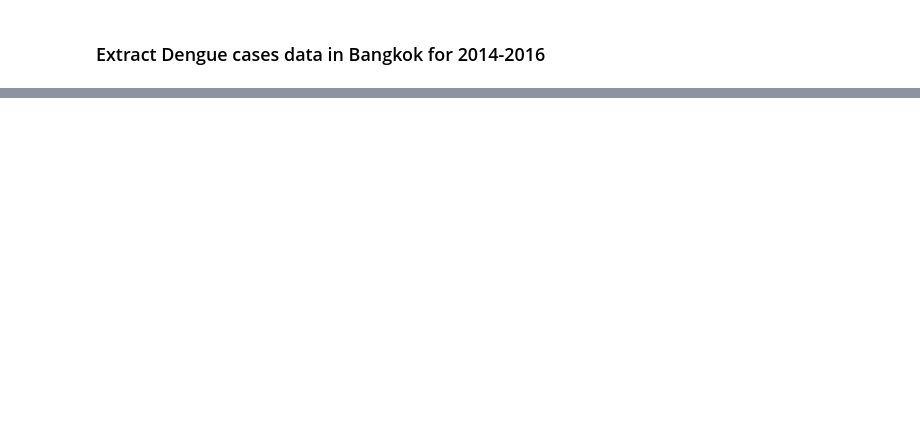
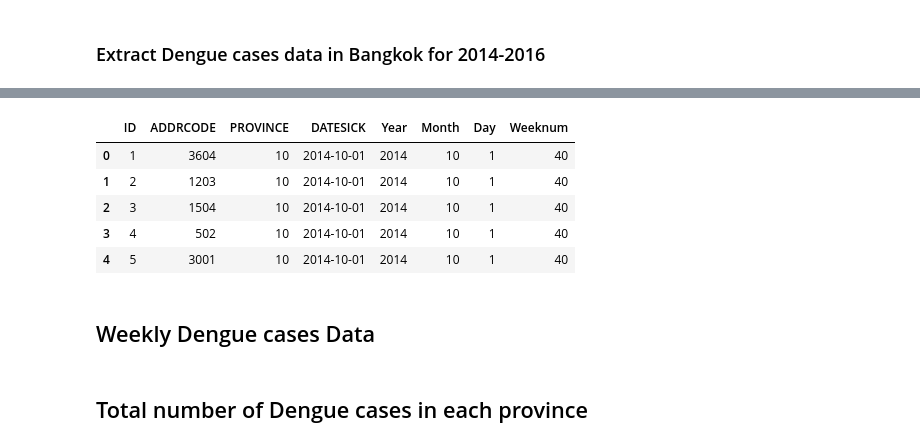
Before and after one commit to boonpakornn/dengue_data_statistic, a Jupyter notebook: Data Statistics.ipynb, the cells around one changed output, grey strips where cells are left out. Saved outputs shown, nothing was run; the diff lists cells and outputs as text; code cells hidden in the pictures; blank space fills up the shorter version.

```diff
--- a/Data Statistics.ipynb
+++ b/Data Statistics.ipynb
@@ -686,0 +307,4 @@ df_bs_bangkok.head()
+# %%
+import datetime
+df_dengue_2014 = pd.read_csv(os.path.join('Data','Dengue-cases','Dengue fever data','Original-files','DF_2014.csv'))
+df_dengue_2014.head()
@@ -686,0 +318,6 @@ df_bs_bangkok.head()
+# %%
+df_dengue_2014['DATESICK'] = pd.to_datetime(df_dengue_2014['DATESICK'],format = '%d-%b-%y')
+df_dengue_2014['Year'] = df_dengue_2014['DATESICK'].dt.year
+df_dengue_2014['Month'] = df_dengue_2014['DATESICK'].dt.month
+df_dengue_2014['Day'] = df_dengue_2014['DATESICK'].dt.day
+df_dengue_2014.head()
@@ -686,0 +331,18 @@ df_bs_bangkok.head()
+# %%
+Weeknum = []
+for i in range(len(df_dengue_2014)):
+    Year = df_dengue_2014['Year'][i]
+    Month = df_dengue_2014['Month'][i]
+    Day = df_dengue_2014['Day'][i]
+    Weeknum.append(datetime.date(Year,Month,Day).isocalendar()[1])
+# %%
+df_dengue_2014['Weeknum'] = Weeknum
+# %%
+df_dengue_2014.head()
+# %% [output]
+|  | ID | ADDRCODE | PROVINCE | DATESICK | Year | Month | Day | Weeknum |
+| 0 | 1 | 3604 | 10 | 2014-10-01 | 2014 | 10 | 1 | 40 |
+| 1 | 2 | 1203 | 10 | 2014-10-01 | 2014 | 10 | 1 | 40 |
+| 2 | 3 | 1504 | 10 | 2014-10-01 | 2014 | 10 | 1 | 40 |
+| 3 | 4 | 502 | 10 | 2014-10-01 | 2014 | 10 | 1 | 40 |
+| 4 | 5 | 3001 | 10 | 2014-10-01 | 2014 | 10 | 1 | 40 |
@@ -686,0 +372,2 @@ df_bs_bangkok.head()
+# %% [markdown]
+## Weekly Dengue cases Data
@@ -686,0 +379,2 @@ df_bs_bangkok.head()
+# %% [markdown]
+## Total number of Dengue cases in each province
```
Also changed, not shown: parts of 86 cells of this notebook.
